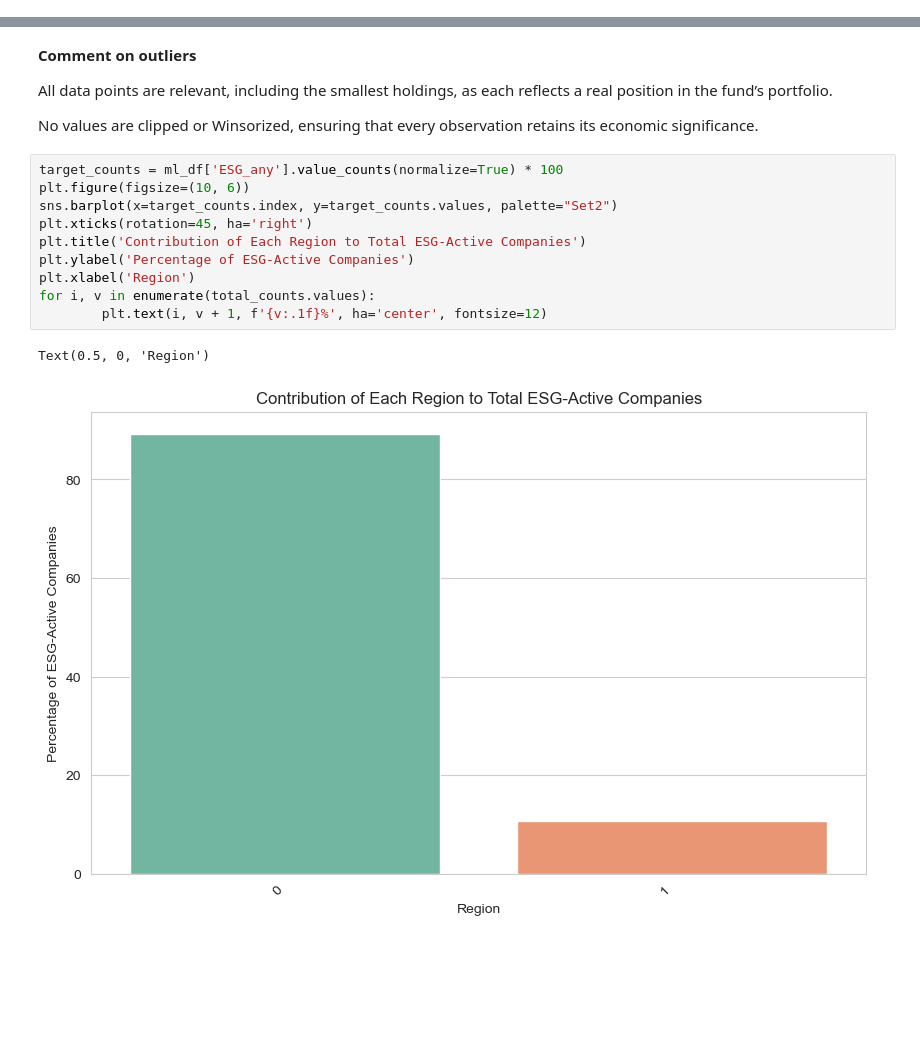
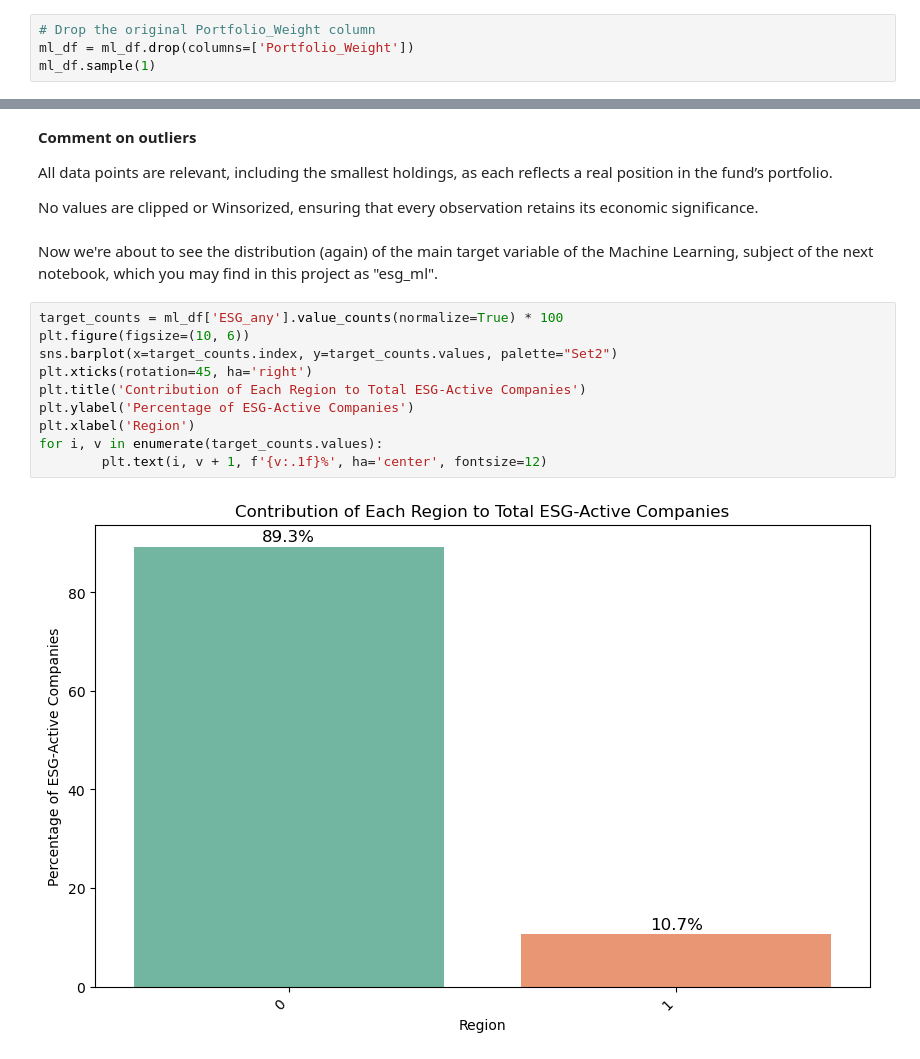
Before and after one commit to JoseBarros23/EDA_Norwegian_Pension_Fund_Global, a Jupyter notebook: preprocessing.ipynb, the cells around one changed output, grey strips where cells are left out. Saved outputs shown, nothing was run; the diff lists cells and outputs as text; blank space fills up the shorter version.

```diff
--- a/preprocessing.ipynb
+++ b/preprocessing.ipynb
@@ -939,3 +934,7 @@ Portfolio_Weight_scaled min: 0.0
 Portfolio_Weight_scaled max: 0.9999999999999999
 # %% [markdown]
 As mentioned earlier, the Portfolio_Weight data will retain its original skewness, since this distribution contains significant information that robust models can both handle and leverage to extract more valuable insights
+# %%
+# Drop the original Portfolio_Weight column
+ml_df = ml_df.drop(columns=['Portfolio_Weight'])
+ml_df.sample(1)
@@ -945,17 +959,18 @@ As mentioned earlier, the Portfolio_Weight data will retain its original skewnes
 All data points are relevant, including the smallest holdings, as each reflects a real position in the fund’s portfolio.
 
 No values are clipped or Winsorized, ensuring that every observation retains its economic significance.
+# %% [markdown]
+Now we're about to see the distribution (again) of the main target variable of the Machine Learning, subject of the next notebook, which you may find in this project as "esg_ml".
 # %%
 target_counts = ml_df['ESG_any'].value_counts(normalize=True) * 100
 plt.figure(figsize=(10, 6))
 sns.barplot(x=target_counts.index, y=target_counts.values, palette="Set2")
 plt.xticks(rotation=45, ha='right')
 plt.title('Contribution of Each Region to Total ESG-Active Companies')
 plt.ylabel('Percentage of ESG-Active Companies')
 plt.xlabel('Region')
-for i, v in enumerate(total_counts.values):
+for i, v in enumerate(target_counts.values):
         plt.text(i, v + 1, f'{v:.1f}%', ha='center', fontsize=12)
 # %% [output]
-Text(0.5, 0, 'Region')
-[figure, old version]
+[figure, new version]
 # %% [markdown]
```
Also changed, not shown: parts of 17 cells of this notebook, 1 other file.
